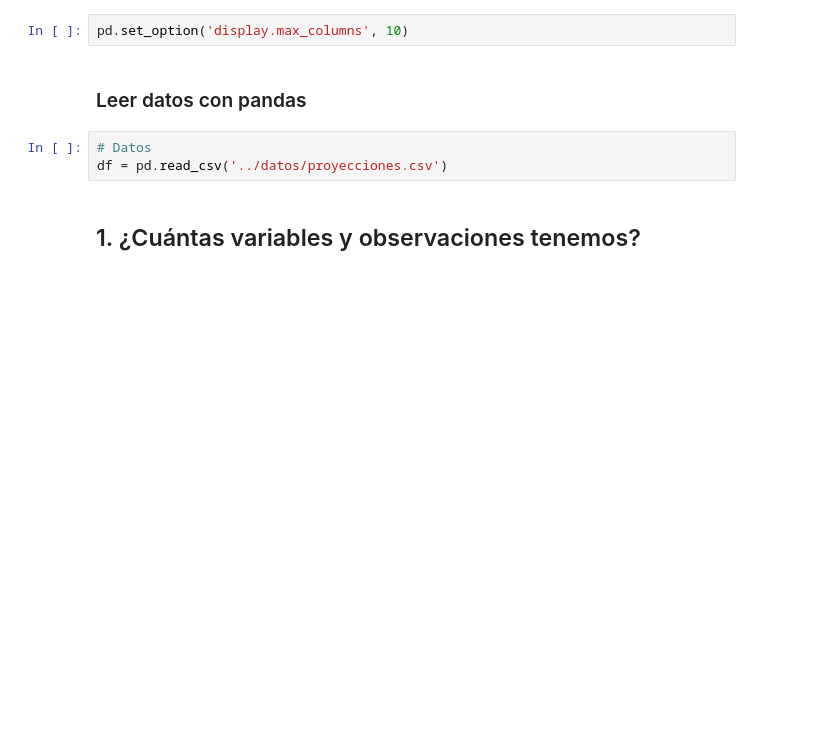
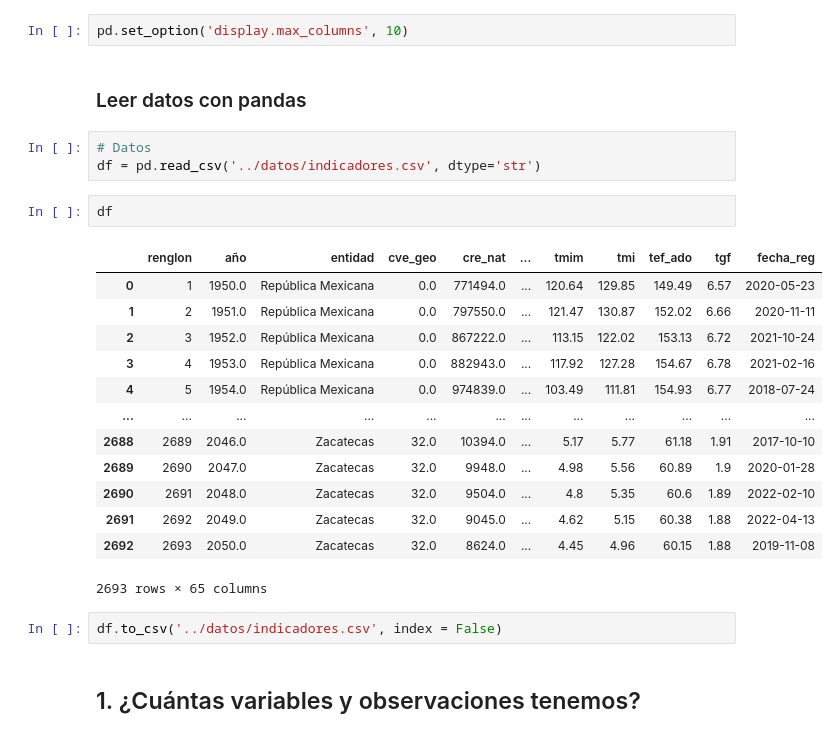
Before and after one commit to m-durand/propedeutico_python, a Jupyter notebook: notebooks/4_pandas_cleaning.ipynb, the cells around one changed output. Saved outputs shown, nothing was run; the diff lists cells and outputs as text; blank space fills up the shorter version.

```diff
--- a/notebooks/4_pandas_cleaning.ipynb
+++ b/notebooks/4_pandas_cleaning.ipynb
@@ -26,7 +26,25 @@ pd.set_option('display.max_columns', 10)
 ### Leer datos con pandas
 # %%
 # Datos
-df = pd.read_csv('../datos/proyecciones.csv')
+df = pd.read_csv('../datos/indicadores.csv', dtype='str')
+# %%
+df
+# %% [output]
+|  | renglon | año | entidad | cve_geo | cre_nat | ... | tmim | tmi | tef_ado | tgf | fecha_reg |
+| 0 | 1 | 1950.0 | República Mexicana | 0.0 | 771494.0 | ... | 120.64 | 129.85 | 149.49 | 6.57 | 2020-05-23 |
+| 1 | 2 | 1951.0 | República Mexicana | 0.0 | 797550.0 | ... | 121.47 | 130.87 | 152.02 | 6.66 | 2020-11-11 |
+| 2 | 3 | 1952.0 | República Mexicana | 0.0 | 867222.0 | ... | 113.15 | 122.02 | 153.13 | 6.72 | 2021-10-24 |
+| 3 | 4 | 1953.0 | República Mexicana | 0.0 | 882943.0 | ... | 117.92 | 127.28 | 154.67 | 6.78 | 2021-02-16 |
+| 4 | 5 | 1954.0 | República Mexicana | 0.0 | 974839.0 | ... | 103.49 | 111.81 | 154.93 | 6.77 | 2018-07-24 |
+| ... | ... | ... | ... | ... | ... | ... | ... | ... | ... | ... | ... |
+| 2688 | 2689 | 2046.0 | Zacatecas | 32.0 | 10394.0 | ... | 5.17 | 5.77 | 61.18 | 1.91 | 2017-10-10 |
+| 2689 | 2690 | 2047.0 | Zacatecas | 32.0 | 9948.0 | ... | 4.98 | 5.56 | 60.89 | 1.9 | 2020-01-28 |
+| 2690 | 2691 | 2048.0 | Zacatecas | 32.0 | 9504.0 | ... | 4.8 | 5.35 | 60.6 | 1.89 | 2022-02-10 |
+| 2691 | 2692 | 2049.0 | Zacatecas | 32.0 | 9045.0 | ... | 4.62 | 5.15 | 60.38 | 1.88 | 2022-04-13 |
+| 2692 | 2693 | 2050.0 | Zacatecas | 32.0 | 8624.0 | ... | 4.45 | 4.96 | 60.15 | 1.88 | 2019-11-08 |
+2693 rows × 65 columns
+# %%
+df.to_csv('../datos/indicadores.csv', index = False)
 # %% [markdown]
 ## 1. ¿Cuántas variables y observaciones tenemos?
 # %%
```
Also changed, not shown: parts of 44 cells of this notebook.
